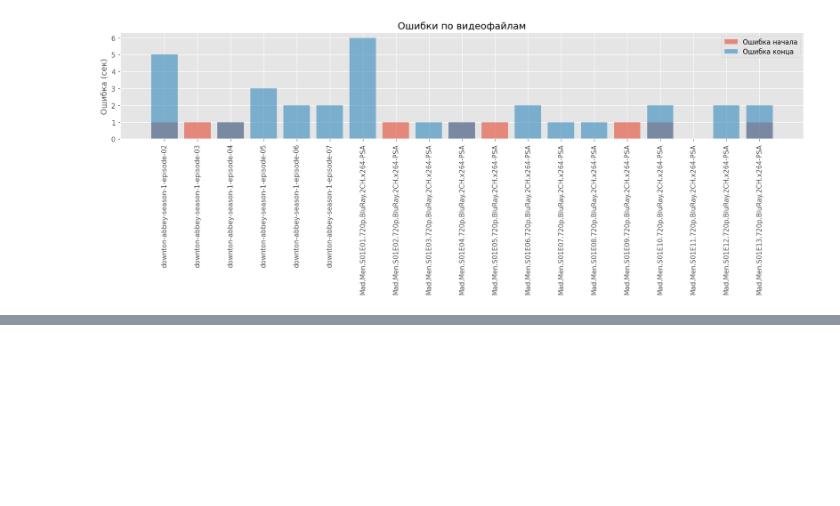
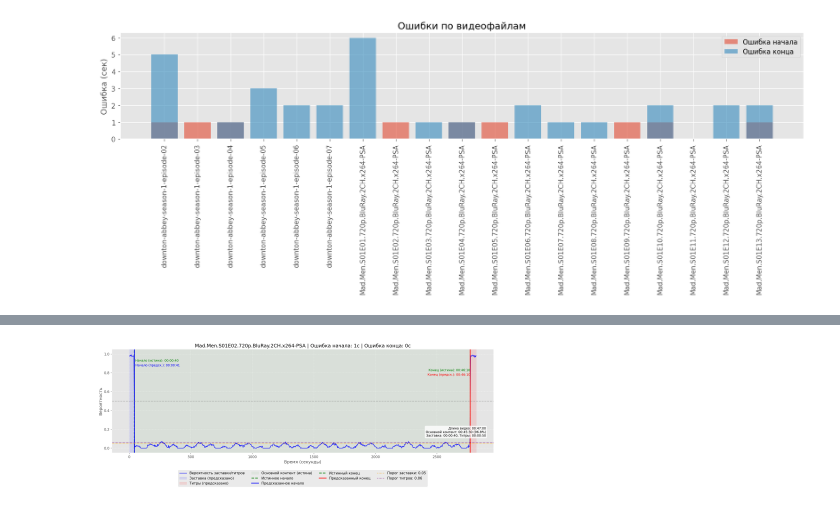
Before and after one commit to lizagrin/IntroExtractor, a Jupyter notebook: video_detect_pipeline.ipynb, the cells around one changed output, grey strips where cells are left out. Cells and saved outputs as stored; diff of their text form; code cells hidden in the pictures; blank space fills up the shorter version.

```diff
--- a/video_detect_pipeline.ipynb
+++ b/video_detect_pipeline.ipynb
@@ -670,0 +669,7 @@ if not hard_cases.empty:
+# %%
+from IPython.display import Image, display
+
+local_path = 'results/prediction_Mad.Men.S01E02.720p.BluRay.2CH.x264-PSA.png'
+display(Image(filename=local_path, width=400))
+# %% [output]
+[figure, added]
```
Also changed, not shown: parts of 1 cell of this notebook.
